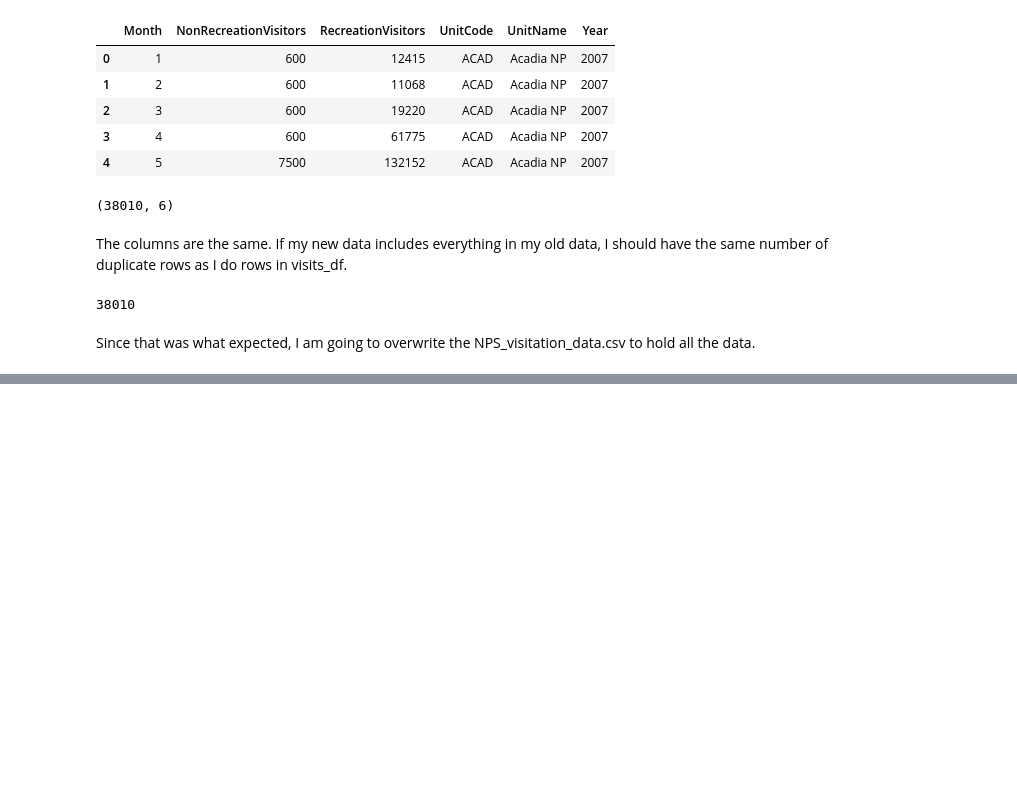
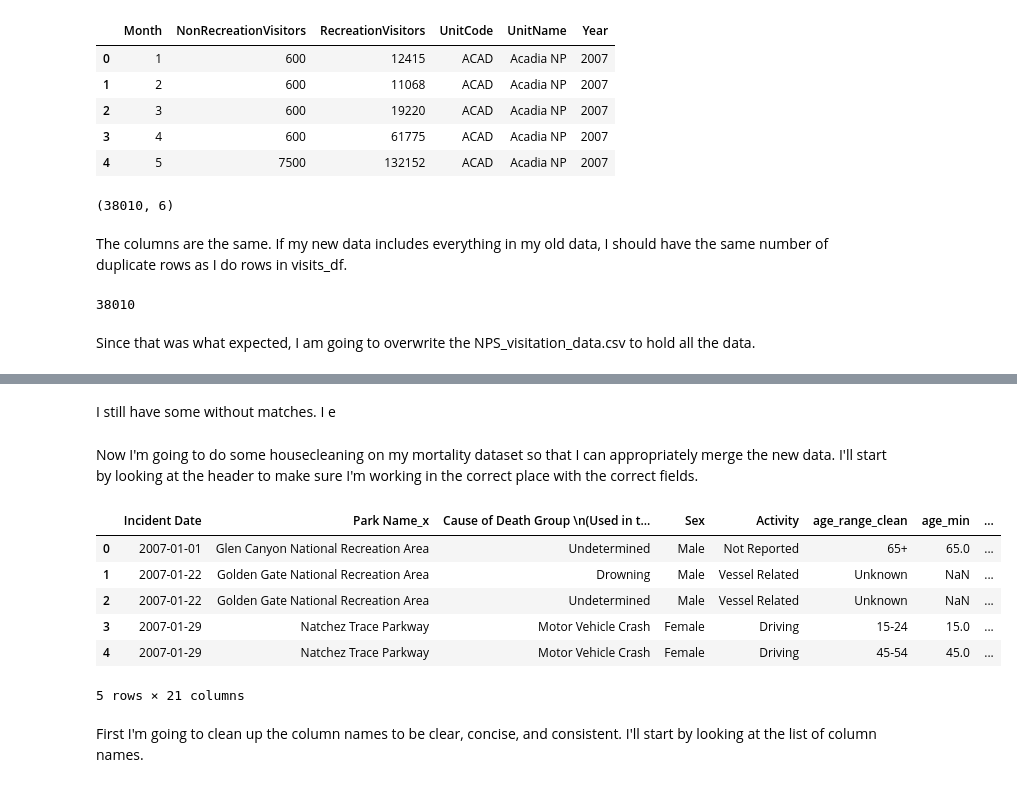
Before and after one commit to jeccalong/NPS_mini_project, a Jupyter notebook: Notebooks/NPS_mini_project.ipynb, the cells around one changed output, grey strips where cells are left out. Saved outputs shown, nothing was run; the diff lists cells and outputs as text; code cells hidden in the pictures; blank space fills up the shorter version.

```diff
--- a/Notebooks/NPS_mini_project.ipynb
+++ b/Notebooks/NPS_mini_project.ipynb
@@ -1777,0 +1840,16 @@ all_visits_df.to_csv("../data/NPS_visitation_data.csv", index=False)
+# %% [markdown]
+I still have some without matches. I e
+# %% [markdown]
+Now I'm going to do some housecleaning on my mortality dataset so that I can appropriately merge the new data. I'll start by looking at the header to make sure I'm working in the correct place with the correct fields.
+# %%
+df_with_visits.head()
+# %% [output]
+|  | Incident Date | Park Name_x | Cause of Death Group \n(Used in t... | Sex | Activity | age_range_clean | age_min | ... |
+| 0 | 2007-01-01 | Glen Canyon National Recreation Area | Undetermined | Male | Not Reported | 65+ | 65.0 | ... |
+| 1 | 2007-01-22 | Golden Gate National Recreation Area | Drowning | Male | Vessel Related | Unknown | NaN | ... |
+| 2 | 2007-01-22 | Golden Gate National Recreation Area | Undetermined | Male | Vessel Related | Unknown | NaN | ... |
+| 3 | 2007-01-29 | Natchez Trace Parkway | Motor Vehicle Crash | Female | Driving | 15-24 | 15.0 | ... |
+| 4 | 2007-01-29 | Natchez Trace Parkway | Motor Vehicle Crash | Female | Driving | 45-54 | 45.0 | ... |
+5 rows × 21 columns
+# %% [markdown]
+First I'm going to clean up the column names to be clear, concise, and consistent. I'll start by looking at the list of column names.
```
Also changed, not shown: parts of 55 cells of this notebook, 4 other files.
